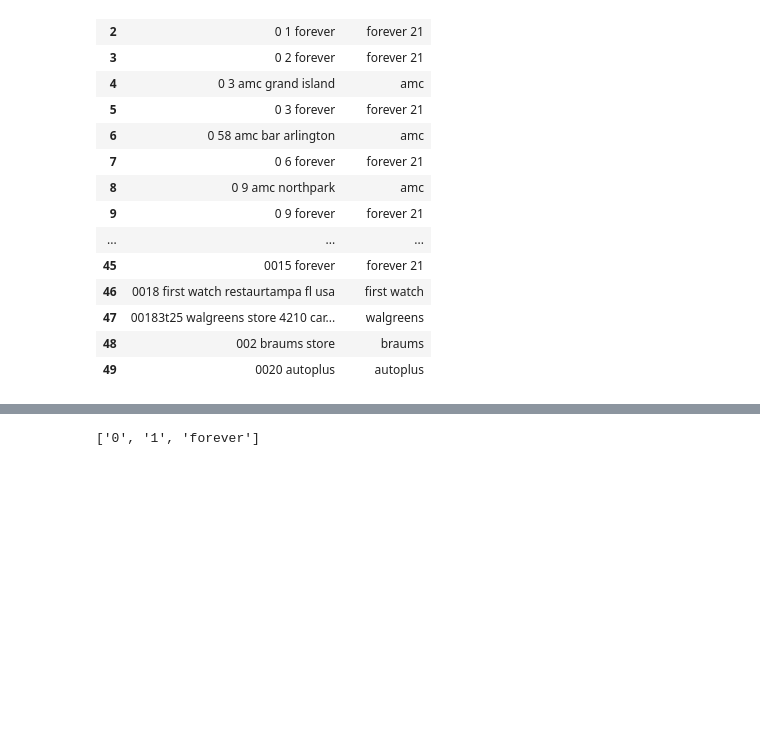
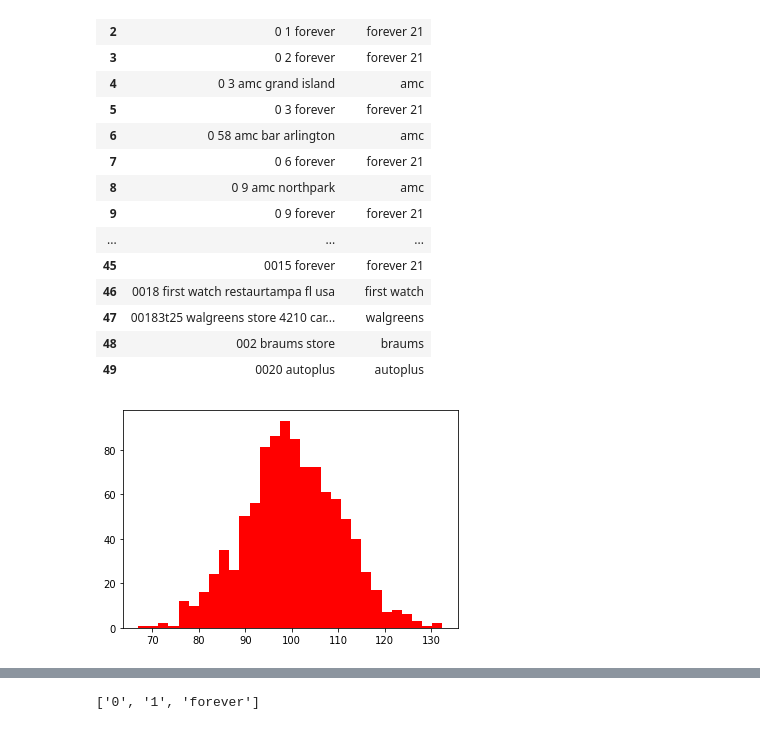
Before and after one commit to xiaoyangxuoo021/merchant_name_extraction_cnn, a Jupyter notebook: play.ipynb, the cells around one changed output, grey strips where cells are left out. Drawn from its saved outputs; the diff is of its cells as text; code cells hidden in the pictures; blank space fills up the shorter version.

```diff
--- a/play.ipynb
+++ b/play.ipynb
@@ -33,3 +33,17 @@ validName.head(50)
 | 49 | 0020 autoplus | autoplus |
 # %%
 from nltk import word_tokenize
+# %%
+import matplotlib.pyplot as plt
+import numpy as np
+mu, sigma = 100, 10 # mean and standard deviation
+s = np.random.normal(mu, sigma, 1000)
+s_2 = np.random.uniform(70, 130, 1000)
+
+count, bins, ignored = plt.hist(s, 30, density=False, color = 'r')
+# plt.plot(bins, 1/(sigma * np.sqrt(2 * np.pi)) *
+#                np.exp( - (bins - mu)**2 / (2 * sigma**2) )
+#          )
+plt.show()
+# %% [output]
+[figure, added]
```
Also changed, not shown: parts of 1 cell of this notebook, 2 other files.
